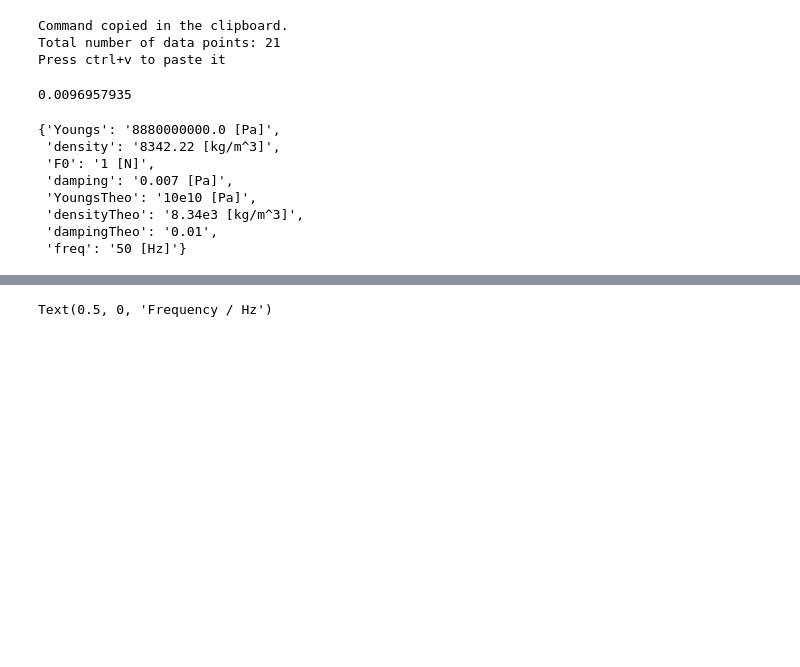
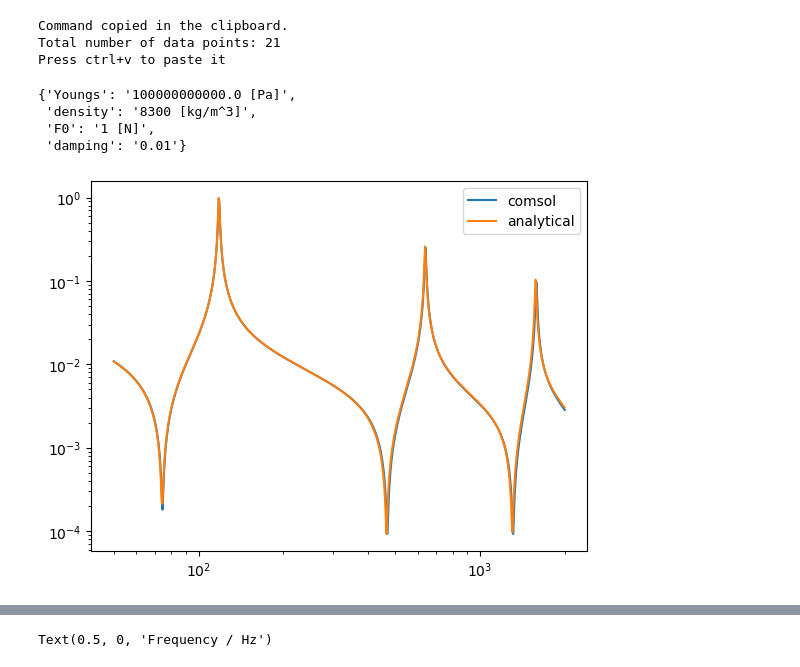
Before and after one commit to taboleiro/BayesianVibrationsModeling, a Jupyter notebook: notebooks/comsol.ipynb, the cells around one changed output, grey strips where cells are left out. Cells and saved outputs as stored; diff of their text form; code cells hidden in the pictures; blank space fills up the shorter version.

```diff
--- a/notebooks/comsol.ipynb
+++ b/notebooks/comsol.ipynb
@@ -55,27 +55,18 @@ Total number of data points: 21
 Press ctrl+v to paste it
 # %%
 client = mph.start()
-model = client.load("../comsol/beamTest.mph")
-109734390000.0
-7855.714
-0.0096957935
+model = client.load("../comsol/beam.mph")
-# %% [output]
-0.0096957935
 # %%
 model.parameters()
 def updateParam(model, young=1, rho=1, eta=1):
-    model.parameter('Youngs', str(8.88e9)+' [Pa]')
-    model.parameter('density', str(8342.22)+' [kg/m^3]')
-    model.parameter('damping', str(0.007)+' [Pa]')
+    model.parameter('Youngs', str(10e10)+' [Pa]')
+    model.parameter('density', str(8300)+' [kg/m^3]')
+    model.parameter('damping', str(0.01))
 
 updateParam(model)
 model.parameters()
 # %% [output]
-{'Youngs': '8880000000.0 [Pa]',
- 'density': '8342.22 [kg/m^3]',
+{'Youngs': '100000000000.0 [Pa]',
+ 'density': '8300 [kg/m^3]',
  'F0': '1 [N]',
- 'damping': '0.007 [Pa]',
- 'YoungsTheo': '10e10 [Pa]',
- 'densityTheo': '8.34e3 [kg/m^3]',
- 'dampingTheo': '0.01',
- 'freq': '50 [Hz]'}
+ 'damping': '0.01'}
@@ -86,0 +118,12 @@ comsolResults = 20*np.log10(comsolResults)
+# %%
+model.solve("Study 3")
+comsolResults = abs(model.evaluate('comp1.point2'))
+# %%
+plt.plot(np.arange(50, 2000.5, 0.5), comsolResults, label="comsol solid Mechanics")
+y_calc = mobilityFuncModel(10e10, 8300, 0.01, np.arange(50, 2000.5, 0.5))
+plt.plot(np.arange(50, 2000.5, 0.5),y_calc, label="analytical")
+plt.legend()
+plt.yscale("log")
+plt.xscale("log")
+# %% [output]
+[figure, added]
```
Also changed, not shown: parts of 7 cells of this notebook, 13 other files.
